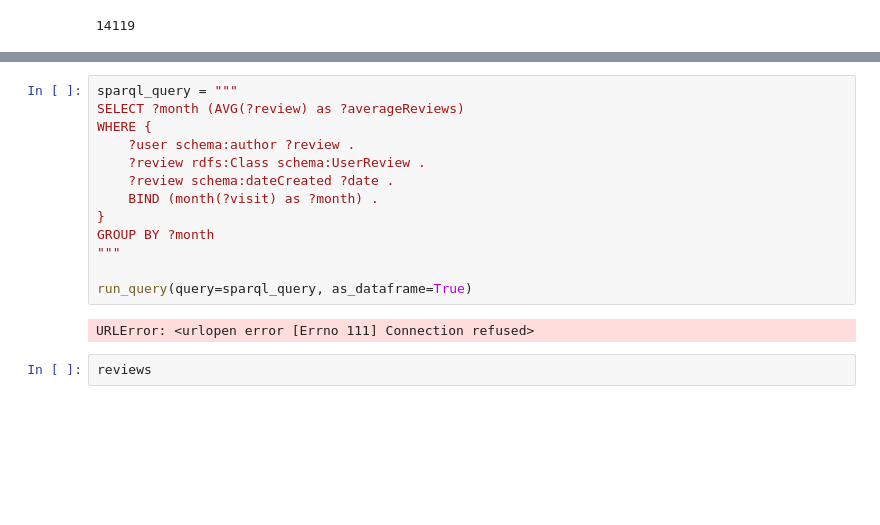
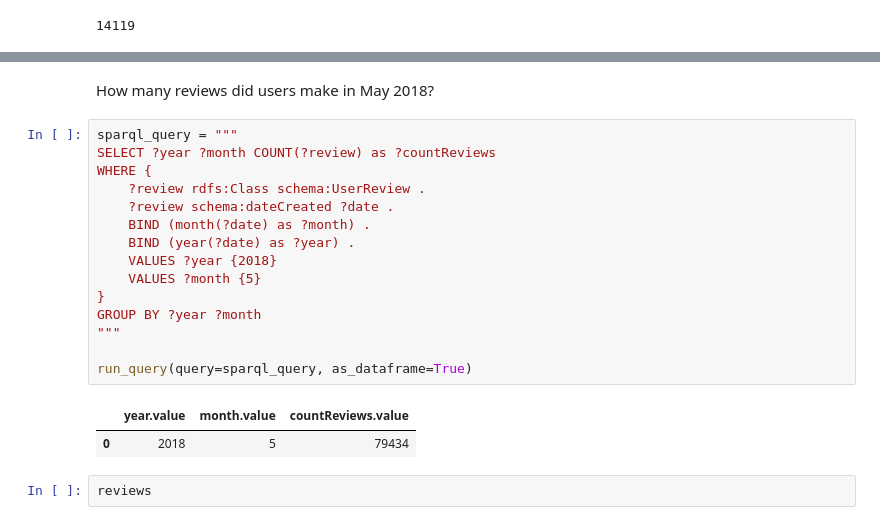
Before and after one commit to christiannielsen98/DVML-P7, a Jupyter notebook: Code/CompetencyQuestions/yelp_competency_question.ipynb, the cells around one changed output, grey strips where cells are left out. Cells and saved outputs as stored; diff of their text form; blank space fills up the shorter version.

```diff
--- a/Code/CompetencyQuestions/yelp_competency_question.ipynb
+++ b/Code/CompetencyQuestions/yelp_competency_question.ipynb
@@ -366,17 +398,22 @@ How many reviews or tips does a user make on average every month?
+# %% [markdown]
+How many reviews did users make in May 2018?
 # %%
 sparql_query = """
-SELECT ?month (AVG(?review) as ?averageReviews)
+SELECT ?year ?month COUNT(?review) as ?countReviews
 WHERE {
-    ?user schema:author ?review .
     ?review rdfs:Class schema:UserReview .
     ?review schema:dateCreated ?date .
-    BIND (month(?visit) as ?month) .
+    BIND (month(?date) as ?month) .
+    BIND (year(?date) as ?year) .
+    VALUES ?year {2018}
+    VALUES ?month {5}
 }
-GROUP BY ?month
+GROUP BY ?year ?month
 """
 
 run_query(query=sparql_query, as_dataframe=True)
 # %% [output]
-URLError: <urlopen error [Errno 111] Connection refused>
+|  | year.value | month.value | countReviews.value |
+| 0 | 2018 | 5 | 79434 |
 # %%
 reviews
```
Also changed, not shown: parts of 15 cells of this notebook, 4 other files.
